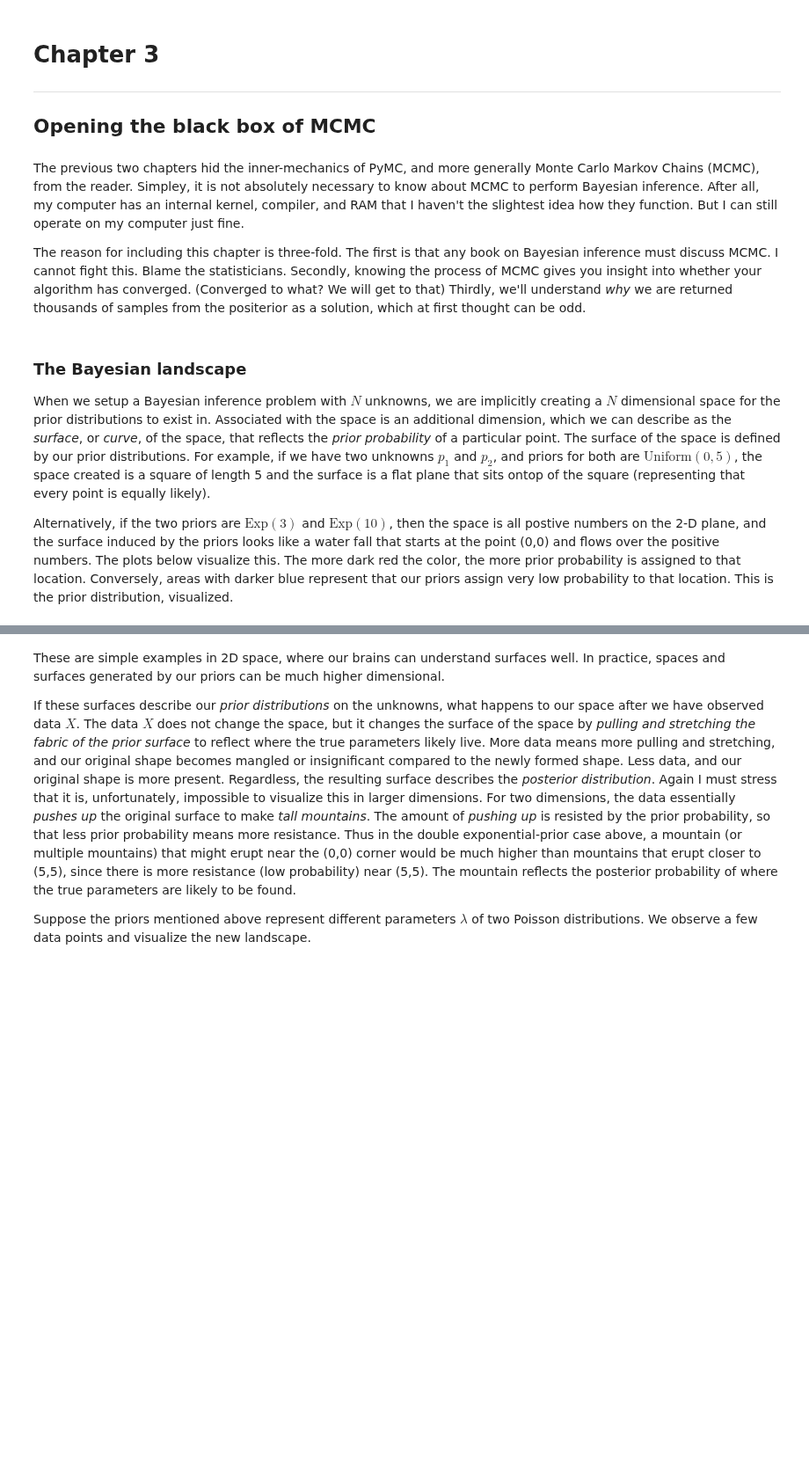
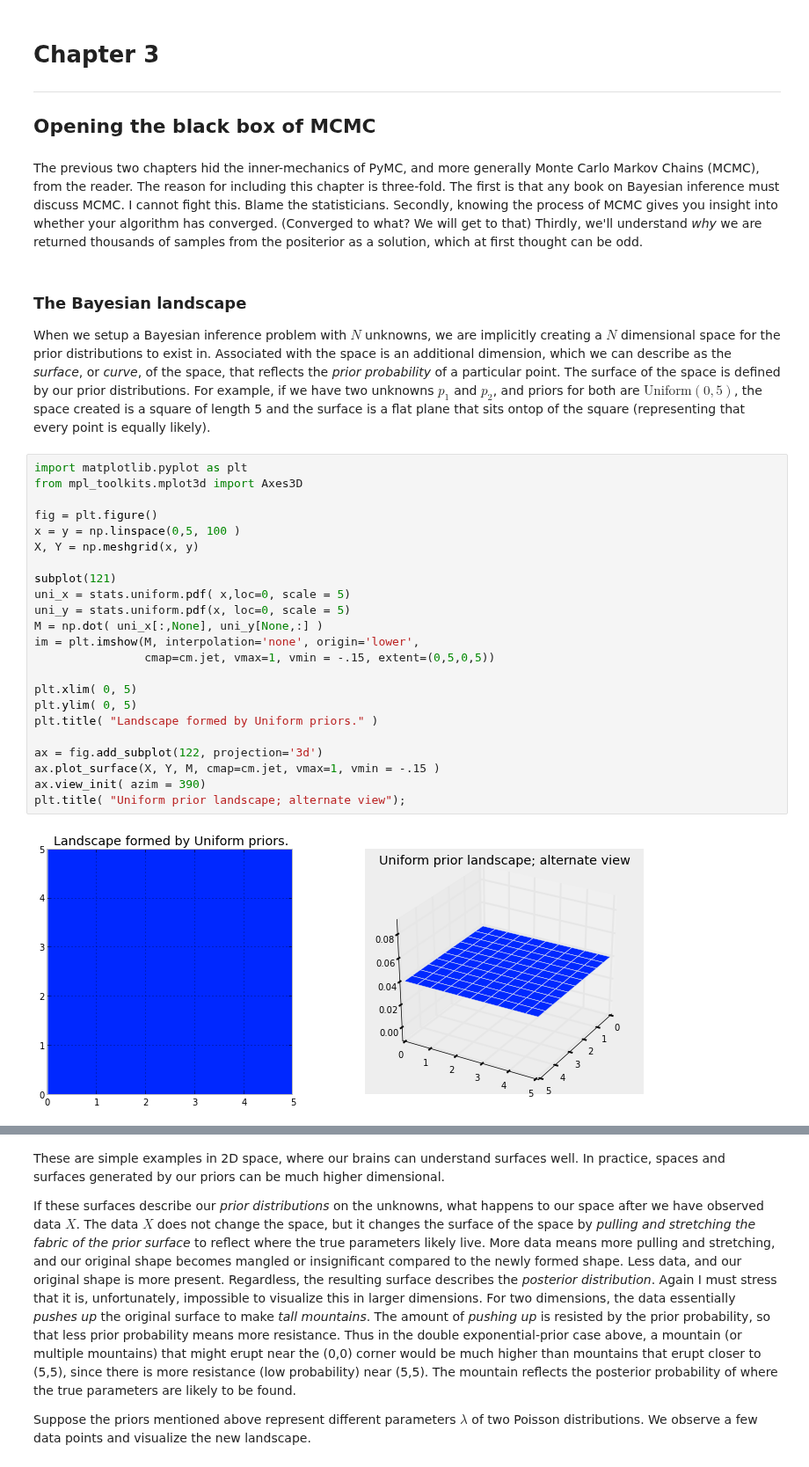
Before and after one commit to CamDavidsonPilon/Probabilistic-Programming-and-Bayesian-Methods-for-Hackers, a Jupyter notebook: Chapter3_MCMC/IntroMCMC.ipynb, the cells around one changed output, grey strips where cells are left out. Shown at 88% size. Cells and saved outputs as stored; diff of their text form; blank space fills up the shorter version.

```diff
--- a/Chapter3_MCMC/IntroMCMC.ipynb
+++ b/Chapter3_MCMC/IntroMCMC.ipynb
@@ -9,12 +9,33 @@ _______
 
 ## Opening the black box of MCMC
 # %% [markdown]
-The previous two chapters hid the inner-mechanics of PyMC, and more generally Monte Carlo Markov Chains (MCMC), from the reader. Simpley, it is not absolutely necessary to know about MCMC to perform Bayesian inference. After all, my computer has an internal kernel, compiler, and RAM that I haven't the slightest idea how they function. But I can still operate on my computer just fine.
-
-The reason for including this chapter is three-fold. The first is that any book on Bayesian inference must discuss MCMC. I cannot fight this. Blame the statisticians. Secondly, knowing the process of MCMC gives you insight into whether your algorithm has converged. (Converged to what? We will get to that) Thirdly, we'll understand *why* we are returned thousands of samples from the positerior as a solution, which at first thought can be odd.
+The previous two chapters hid the inner-mechanics of PyMC, and more generally Monte Carlo Markov Chains (MCMC), from the reader. The reason for including this chapter is three-fold. The first is that any book on Bayesian inference must discuss MCMC. I cannot fight this. Blame the statisticians. Secondly, knowing the process of MCMC gives you insight into whether your algorithm has converged. (Converged to what? We will get to that) Thirdly, we'll understand *why* we are returned thousands of samples from the positerior as a solution, which at first thought can be odd.
 # %% [markdown]
 ### The Bayesian landscape
 
 When we setup a Bayesian inference problem with $N$ unknowns, we are implicitly creating a $N$ dimensional space for the prior distributions to exist in. Associated with the space is an additional dimension, which we can describe as the *surface*, or *curve*, of the space, that reflects the *prior probability* of a particular point. The surface of the space is defined by our prior distributions. For example, if we have two unknowns $p_1$ and $p_2$, and priors for both are $\text{Uniform}(0,5)$, the space created is a square of length 5 and the surface is a flat plane that sits ontop of the square (representing that every point is equally likely).
-
-Alternatively, if the two priors are $\text{Exp}(3)$ and $\text{Exp}(10)$, then the space is all postive numbers on the 2-D plane, and the surface induced by the priors looks like a water fall that starts at the point (0,0) and flows over the positive numbers. The plots below visualize this. The more dark red the color, the more prior probability is assigned to that location. Conversely, areas with darker blue represent that our priors assign very low probability to that location. This is the prior distribution, visualized.
+# %%
+import matplotlib.pyplot as plt
+from mpl_toolkits.mplot3d import Axes3D
+
+fig = plt.figure()
+x = y = np.linspace(0,5, 100 )
+X, Y = np.meshgrid(x, y)
+
+subplot(121)
+uni_x = stats.uniform.pdf( x,loc=0, scale = 5)
+uni_y = stats.uniform.pdf(x, loc=0, scale = 5)
+M = np.dot( uni_x[:,None], uni_y[None,:] )
+im = plt.imshow(M, interpolation='none', origin='lower',
+                cmap=cm.jet, vmax=1, vmin = -.15, extent=(0,5,0,5))
+
+plt.xlim( 0, 5)
+plt.ylim( 0, 5)
+plt.title( "Landscape formed by Uniform priors." )
+
+ax = fig.add_subplot(122, projection='3d')
+ax.plot_surface(X, Y, M, cmap=cm.jet, vmax=1, vmin = -.15 )
+ax.view_init( azim = 390)
+plt.title( "Uniform prior landscape; alternate view");
+# %% [output]
+[figure, added]
```
Also changed, not shown: parts of 7 cells of this notebook, 2 other files.
